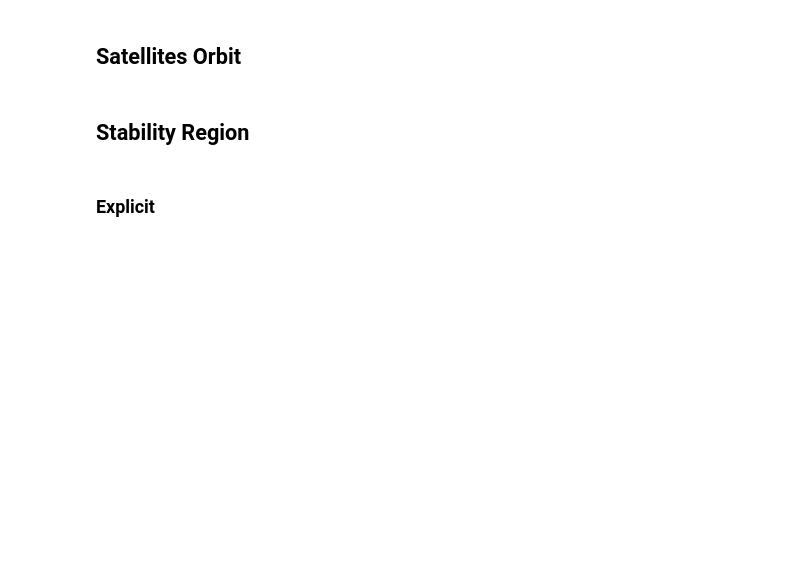
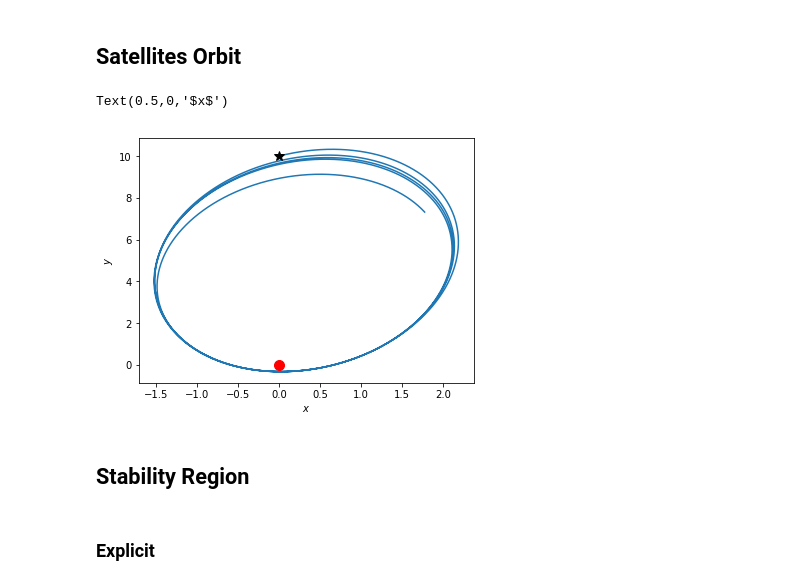
Before and after one commit to enigne/ScientificComputingBridging, a Jupyter notebook: LectureNotes/ODEs/ODEs.ipynb, the cells around one changed output. Saved outputs shown, nothing was run; the diff lists cells and outputs as text; code cells hidden in the pictures; blank space fills up the shorter version.

```diff
--- a/LectureNotes/ODEs/ODEs.ipynb
+++ b/LectureNotes/ODEs/ODEs.ipynb
@@ -62,30 +64,33 @@ if saveFigure:
 # %%
 from scipy.integrate import solve_ivp
 import matplotlib.pyplot as plt
 import numpy as np
 
 def satellite(t, y, k):
     sqt = (y[0]**2+y[1]**2)**(-1.5)
     return [y[2], y[3], -k*y[0]*sqt, -k*y[1]*sqt]
 a = 0
 b = 10
 
-y0 = [a, b, 0.25, 0]
+y0 = [a, b, 0.25, 0.25]
 k = 10
 t_span = (0, 100)
 t_eval = np.linspace(t_span[0], t_span[1], 10000)
 
 # Solve for orbiting equation
 sol = solve_ivp(lambda t,y: satellite(t,y,k), t_span, y0,
                 method='RK45', t_eval=t_eval)
 fig, ax = plt.subplots(1, figsize=(6, 4.5))
 
 ax.plot(sol.y[0].T,sol.y[1].T )
 ax.plot(0, 0, 'ro', markersize=10)
 ax.plot(a, b, 'k*', markersize=10)
 
 ax.set_ylabel(r'$y$')
 ax.set_xlabel(r'$x$')
+# %% [output]
+Text(0.5,0,'$x$')
+[figure, added]
 # %% [markdown]
 ## Stability Region
 # %% [markdown]
```
Also changed, not shown: parts of 6 cells of this notebook, 4 other files.
